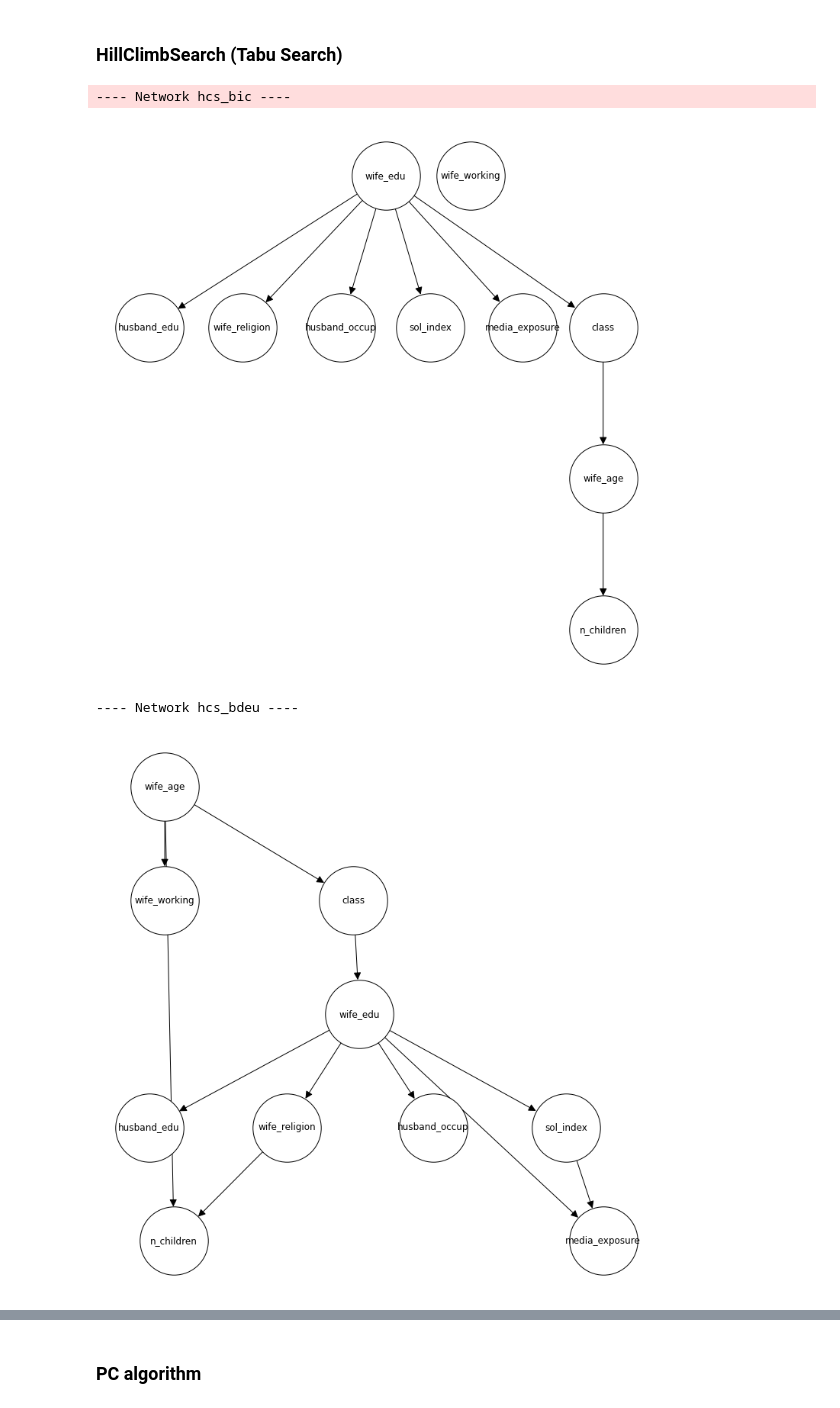
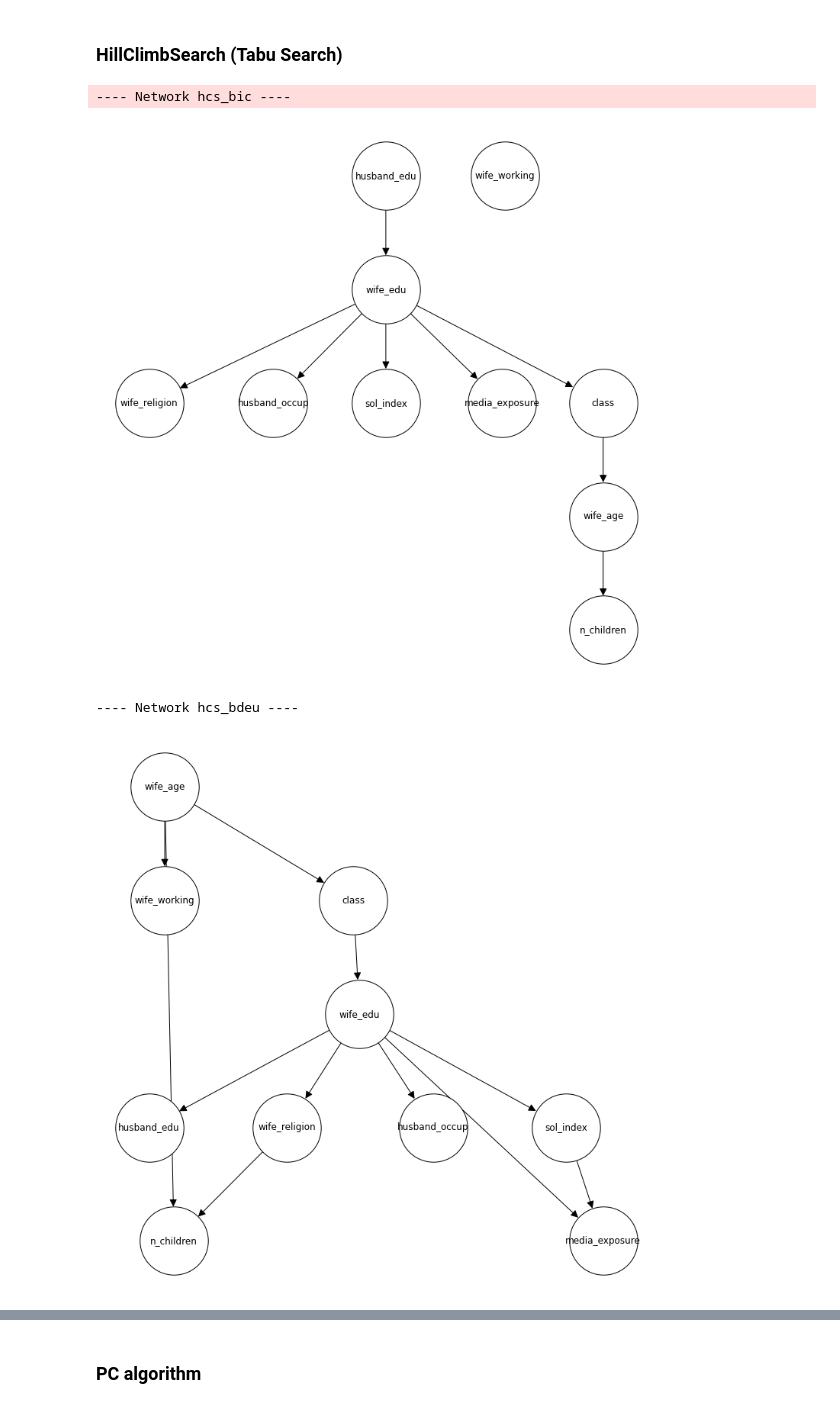
Before and after one commit to weronikakedzior/probabilistic-graphical-models-project, a Jupyter notebook: notebooks/test.ipynb, the cells around one changed output, grey strips where cells are left out. Drawn from its saved outputs; the diff is of its cells as text; code cells hidden in the pictures.

```diff
--- a/notebooks/test.ipynb
+++ b/notebooks/test.ipynb
@@ -59,25 +60,26 @@ nodes = [
 # ---- Network 1 ----
 print('---- Network 1 ----')
 network_1 = BayesianModel([
-    ('wife_age','n_children'), ('wife_age','wife_working'),
-    ('wife_edu','wife_working'), ('wife_edu','sol_index'),
-    ('husband_edu','husband_occup'), ('husband_edu','sol_index'),
+    ('wife_age','n_children'), ('wife_age','wife_working'), ('wife_age','class'),
+    ('wife_edu','wife_working'), ('wife_edu','sol_index'), ('wife_edu','class'),
+    ('husband_edu','husband_occup'), ('husband_edu','sol_index'), ('husband_edu','class'),
     ('n_children','class'),
+    ('wife_religion','class'),
     ('wife_working','n_children'), ('wife_working','sol_index'),
     ('husband_occup','n_children'), ('husband_occup','sol_index'),
     ('sol_index','media_exposure'),
+    ('media_exposure','class'),
 ])
-network_1.add_node('wife_religion')
 
 utils.plot_network(network_1)
 #               precision    recall  f1-score   support
-#            1       0.47      0.79      0.59       126
-#            2       0.00      0.00      0.00        67
-#            3       0.38      0.32      0.35       102
+#            1       0.49      0.74      0.59       126
+#            2       0.42      0.24      0.30        67
+#            3       0.49      0.32      0.39       102
 
-#     accuracy                           0.45       295
-#    macro avg       0.29      0.37      0.31       295
-# weighted avg       0.33      0.45      0.37       295
+#     accuracy                           0.48       295
+#    macro avg       0.47      0.43      0.43       295
+# weighted avg       0.47      0.48      0.46       295
 
 
 # ---- Network 2 ----
@@ -183,35 +185,35 @@ utils.plot_network(network_5)
 # %%
 est = HillClimbSearch(train_ds)
 hcs_bic = est.estimate(scoring_method=BicScore(train_ds))
 hcs_bdeu = est.estimate(scoring_method=BDeuScore(train_ds))
 hcs_k2 = est.estimate(scoring_method=K2Score(train_ds))
-
-
-own_network_proposals = [
-    network_1, network_2, network_3,
-    network_4, network_5
-]
-
-hc_own_networks = []
-for own_network in own_network_proposals:
-    hc_own_networks.append(
-        est.estimate(scoring_method=K2Score(train_ds), start_dag=own_network)
-    )
 
 # ---- Network hcs_bic ----
 print('---- Network hcs_bic ----')
 utils.plot_network(hcs_bic)
 
 # ---- Network hcs_bdeu ----
 print('---- Network hcs_bdeu ----')
 utils.plot_network(hcs_bdeu)
 
 # ---- Network hcs_k2 ----
 print('---- Network hcs_k2 ----')
 utils.plot_network(hcs_k2)
+
+
+own_network_proposals = [
+    network_1, network_2, network_3,
+    network_4, network_5
+]
+
+hc_own_networks = []
+for own_network in own_network_proposals:
+    hc_own_networks.append(
+        est.estimate(scoring_method=K2Score(train_ds), start_dag=own_network.copy())
+    )
 # %% [output]
 ---- Network hcs_bic ----
-[figure, old version]
+[figure, new version]
 ---- Network hcs_bdeu ----
 [figure]
 ---- Network hcs_k2 ----
```
Also changed, not shown: parts of 14 cells of this notebook, 6 other files.
